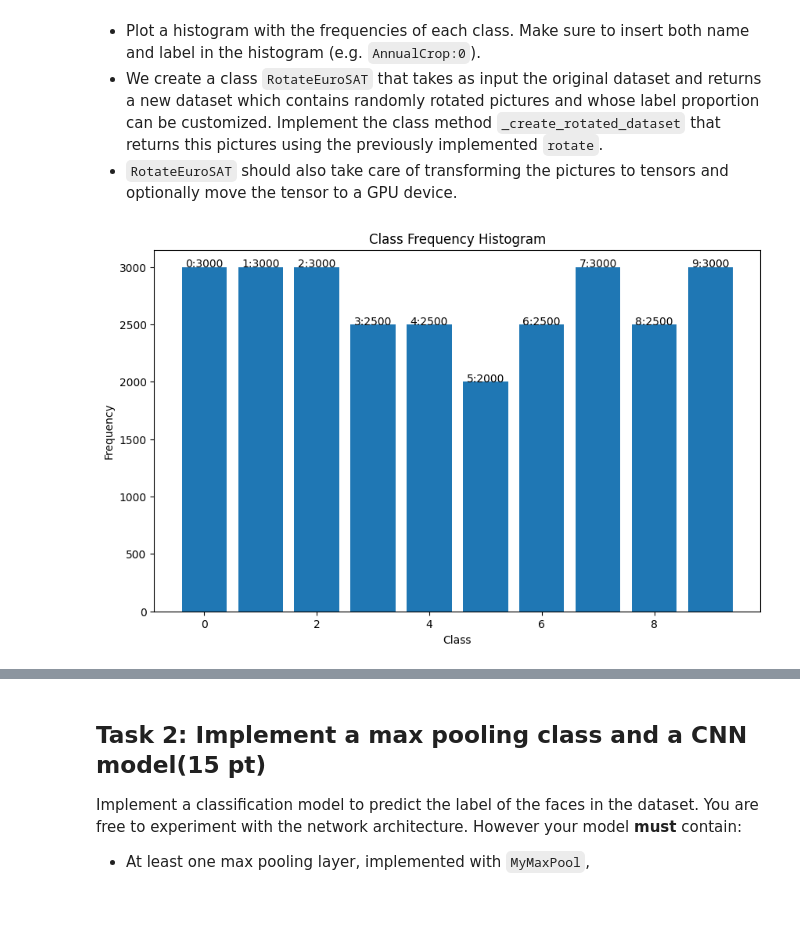
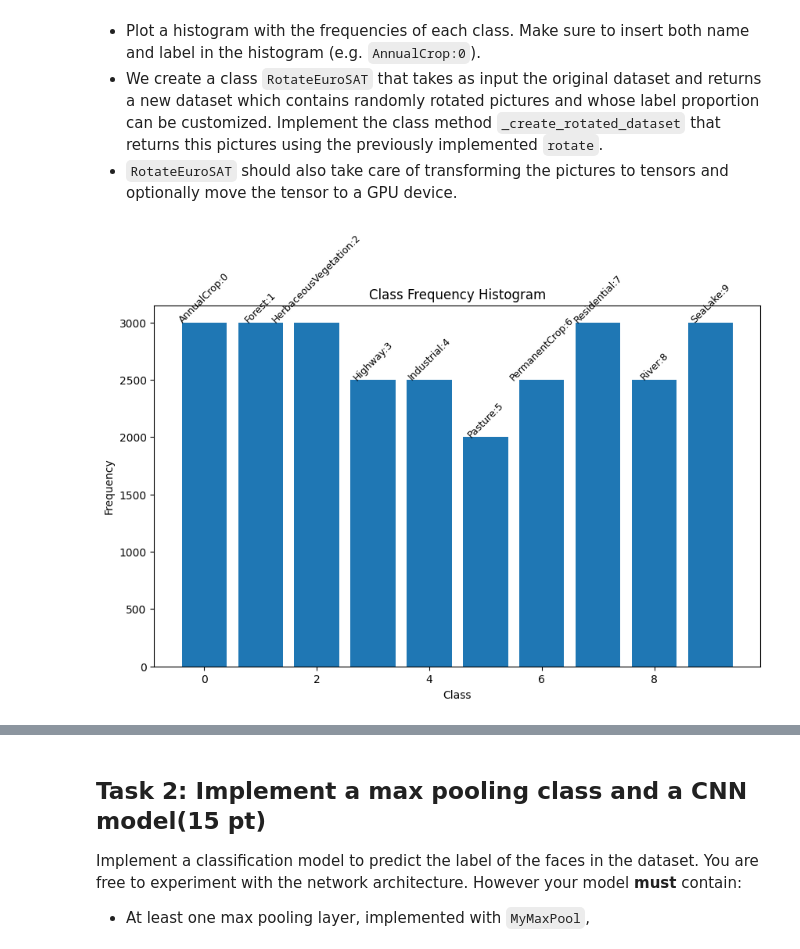
Before and after one commit to hertie-data-science-lab/assignment-2-ps-2-g, a Jupyter notebook: main.ipynb, the cells around one changed output, grey strips where cells are left out. Cells and saved outputs as stored; diff of their text form; code cells hidden in the pictures; blank space fills up the shorter version.

```diff
--- a/main.ipynb
+++ b/main.ipynb
@@ -91,37 +91,44 @@ def plot_histogram(data):
   data: EuroSAT dataset
   return: fig, ax
   """
 
   fig, ax = plt.subplots(figsize=(10, 6))
 
+  # Extract labels from dataset
   labels = [item[1] for item in data]
+
+  # Get class names from the dataset
+  classes_names = data.classes
 
   # calculate frequencies of each class
   label_counts = Counter(labels)
 
   # prepare data for plotting
-  labels = list(label_counts.keys())
+  label_indices = list(label_counts.keys())
   counts = list(label_counts.values())
+  class_labels = [classes_names[idx] for idx in label_indices]  # Map labels to class names
+
 
   # plot the histogram
-  ax.bar(labels, counts)
+  ax.bar(label_indices, counts)
   ax.set_xlabel('Class')
   ax.set_ylabel('Frequency')
   ax.set_title('Class Frequency Histogram')
 
   # annotating each bar with the count
   for i, count in enumerate(counts):
-    ax.text(i, count + 0.1, f"{labels[i]}:{count}", ha='center')
+    ax.text(label_indices[i], count + 0.1, f"{class_labels[i]}:{label_indices[i]}",
+            ha='center',rotation=45, fontsize=9)
 
   return fig, ax
 
 
 new_pic = rotate_picture(pic, 90) # Example of rotating a picture by 90 degrees
 same_pic = rotate_picture(pic, 360) # Example of rotating a picture by 360 degrees (should return the same picture)
 fig, ax = plot_histogram(data)
 fig.show()
 # %% [output]
-[figure, old version]
+[figure, new version]
 # %%
 fig, axes = plt.subplots(1, 3, figsize=(10, 5))
 
```
Also changed, not shown: parts of 7 cells of this notebook.
